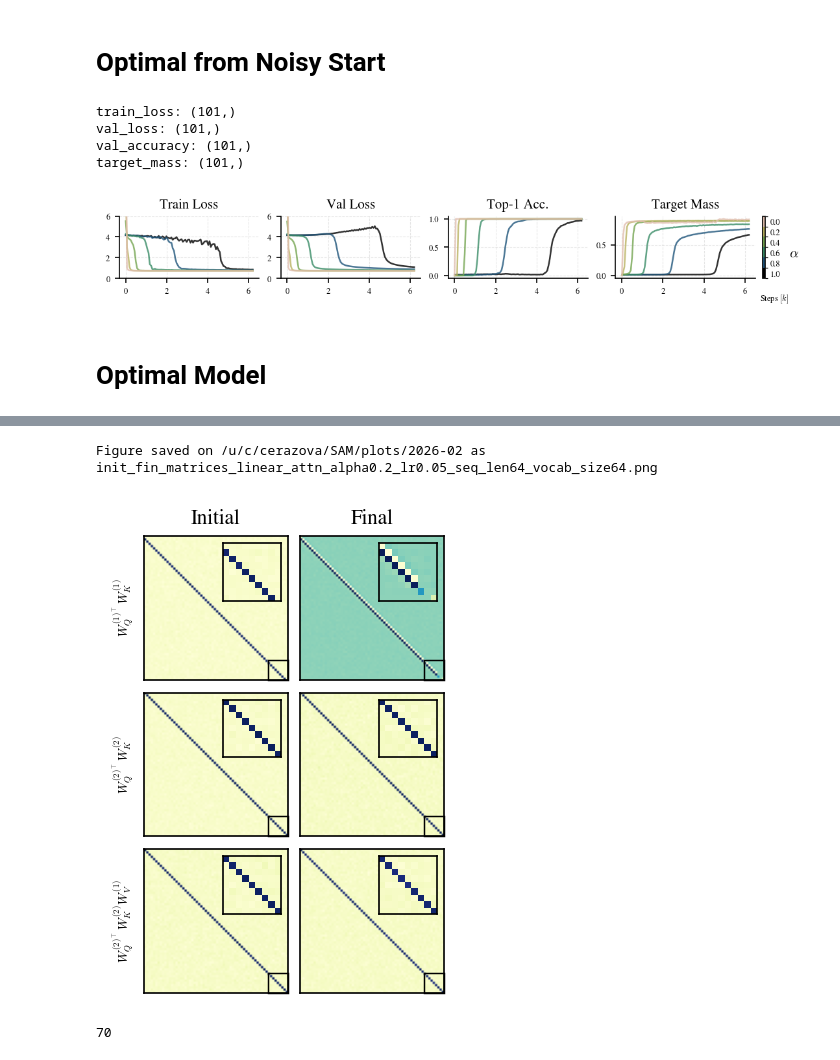
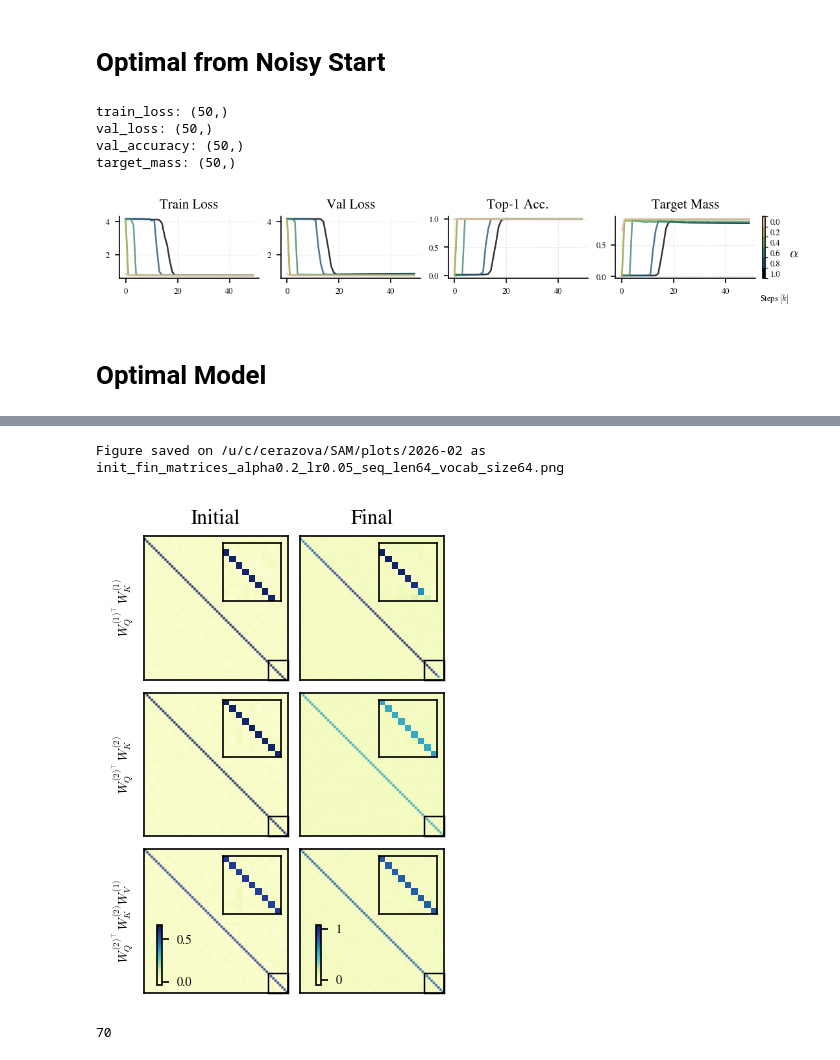
Before and after one commit to CristopherErazo/SAM, a Jupyter notebook: notebooks/26_02_09_Simplified_Task.ipynb, the cells around one changed output, grey strips where cells are left out. Saved outputs shown, nothing was run; the diff lists cells and outputs as text; code cells hidden in the pictures.

Commit message:
Add colorbars to imshows

```diff
--- a/notebooks/26_02_09_Simplified_Task.ipynb
+++ b/notebooks/26_02_09_Simplified_Task.ipynb
@@ -165,9 +165,9 @@ results = {key: {alpha: [] for alpha in alphas} for key in keys}
 
 
 for alpha in alphas:
-    var_names = ['alpha','cV','opt','rho','gamma','p_error']
+    var_names = ['alpha','cV','opt','rho','gamma','p_error'][:2]
     params = make_params_dict(fix_names, var_names)
-    summary = load_data('summary',experiment_name='linear_attention', params=params,show=False)
+    summary = load_data('summary',experiment_name='small_induction_head', params=params,show=False)
     for key in keys:
         results[key][alpha] = summary[key]
 
@@ -177,10 +177,10 @@ results['step'] = summary['step']
 for key in keys:
     print(f'{key}: {results[key][alpha].shape}')
 # %% [output]
-train_loss: (101,)
-val_loss: (101,)
-val_accuracy: (101,)
-target_mass: (101,)
+train_loss: (50,)
+val_loss: (50,)
+val_accuracy: (50,)
+target_mass: (50,)
 # %%
 # Settings
 ncols = len(keys)
@@ -224,13 +224,13 @@ cbar.set_ticks(ticks=(np.arange(len(alphas)) + 0.5), labels= alphas[::-1])
 cbar.ax.tick_params(length=0)  # Optional: remove tick lines for clarity
 # ax.set_xscale('log')
 # ax.set_xlim(0,25)
-axes[0].set_ylim(0,6)
-axes[1].set_ylim(0,6)
+# axes[0].set_ylim(0,6)
+# axes[1].set_ylim(0,6)
 fig.text(0.96, 0.01, r'Steps $[k]$', ha='center', va='center', fontsize=FONTSIZES['xs'])
 params = make_params_dict(fix_names)
 # save_fig(fig, 'linear_attention_learning',params=params,date=True)
 # %% [output]
-[figure, old version]
+[figure, new version]
 # %% [markdown]
 # Optimal Model
 # %%
@@ -251,13 +251,13 @@ p_error = 0.0 # Probability of random token replacement in the input sequence (d
 states = ['init','fin']
 
 fix_names = ['vocab_size','seq_len','lr']
-var_names = ['alpha','cV','opt','rho','gamma','p_error']
+var_names = ['alpha','cV','opt','rho','gamma','p_error'][:2]
 params = make_params_dict(fix_names, var_names)
 
 model = InductionHeadAttention(vocab_size=vocab_size, seq_len=seq_len)
 models = {}
 for state in states:
-    file_path , _, _ = make_data_paths(f'model_{state}', experiment_name= 'linear_attention', params=params,ext='pt',base_dir='../data')
+    file_path , _, _ = make_data_paths(f'model_{state}', experiment_name= 'small_induction_head', params=params,ext='pt',base_dir='../data')
     models[state] = torch.load(file_path)
 
 for key in models[state].keys():
@@ -302,43 +302,61 @@ for i , state in enumerate(states):
     WK2 = models[state]['WK2.weight'].cpu().numpy()
     WV1 = models[state]['WV1.weight'].cpu().numpy()
     matrices = [WQ1.T@WK1, WQ2.T@WK2, WQ2.T@WK2@WV1]
+    mx = -1e9
+    mn = 1e9
+    for M in matrices:
+        mx = max(mx, M.max())
+        mn = min(mn, M.min())
+
     for j , lb in enumerate(titles):
         ax = axes[j,i]
         ax.tick_params(left=False, bottom=False, labelleft=False, labelbottom=False)
         ax.spines[['bottom','left','top','right']].set_visible(True)
         if j == 0: ax.set_title([r'Initial', r'Final'][i])
         if i == 0: ax.set_ylabel(titles[j],fontsize=FONTSIZES['xs'])
         M = matrices[j]
-        mx = M.max()
+        # mx = M.max()
         # ax.pcolormesh(x,x[::-1],M,cmap=cmap,vmax=mx*0.3,shading=None)
-        im = ax.imshow(M,cmap=cmap,vmax=1.0*mx)
+        im = ax.imshow(M,cmap=cmap,vmax=mx,vmin=mn)
         # Insert axis to show closer look at the top-left corner
         if True:
             axins = ax.inset_axes([0.55, 0.55, 0.4, 0.4])  # [x0, y0, width, height]
             axins.spines[['bottom','left','top','right']].set_visible(True)
             # axins.pcolormesh(x,x[::-1],M,cmap=cmap,vmax=mx*0.3)
-            axins.imshow(M,cmap=cmap,vmax=1.0*mx)
+            axins.imshow(M,cmap=cmap,vmax=mx,vmin=mn)
             # axins.plot([0,V],[0,V],ls='--',c='red',lw=0.5)
             axins.set_xlim(V-9.5,V-0.5)
             axins.set_ylim(V-0.5,V-9.5)
             axins.set_xticks([])
             axins.set_yticks([])
             # ax.indicate_inset_zoom(axins, edgecolor='black', lw=0.5)
             box, c1 = ax.indicate_inset_zoom(axins, edgecolor="black", alpha=1,lw=0.7)
             c1[0].set_visible(False)
             c1[1].set_visible(False)
             c1[2].set_visible(False)
             c1[3].set_visible(False)
             # ax.indicate_inset_zoom(axins, edgecolor="black", alpha=1,lw=0.7)
             plt.setp([c1[:]], linestyle=":", lw=0.7)
 
 
+# Add a floating colorbar on the center of the figure
+cbar_ax = fig.add_axes([0.15, 0.03, 0.015, 0.12])  # [left, bottom, width, height]
+cbar = fig.colorbar(axes[0,0].images[0], cax=cbar_ax)
+
+cbar_ax = fig.add_axes([0.61, 0.03, 0.015, 0.12])  # [left, bottom, width, height]
+cbar = fig.colorbar(axes[0,1].images[0], cax=cbar_ax)
+# Set ticks color to white
+# cbar.ax.tick_params(labelcolor='white')
+
+# cbar.set_label('Value', rotation=270, labelpad=15)
 # names = [*fix_names, '']
 params = make_params_dict([*fix_names,'alpha'])
-save_fig(fig, 'init_fin_matrices_linear_attn',params=params,date=True)
+# params = make_params_dict
+# params
+save_fig(fig, 'init_fin_matrices',params=params,date=True)
 # %% [output]
-Figure saved on /u/c/cerazova/SAM/plots/2026-02 as init_fin_matrices_linear_attn_alpha0.2_lr0.05_seq_len64_vocab_size64.png
+Figure saved on /u/c/cerazova/SAM/plots/2026-02 as init_fin_matrices_alpha0.2_lr0.05_seq_len64_vocab_size64.png
-[figure, old version]
+[figure, new version]
 # %%
 l = 'init_fin_matrices_linear_attn_alpha1_lr0.05_seq_len64_vocab_size64.png'
 len(l)
```
Also changed, not shown: 7 other files.
